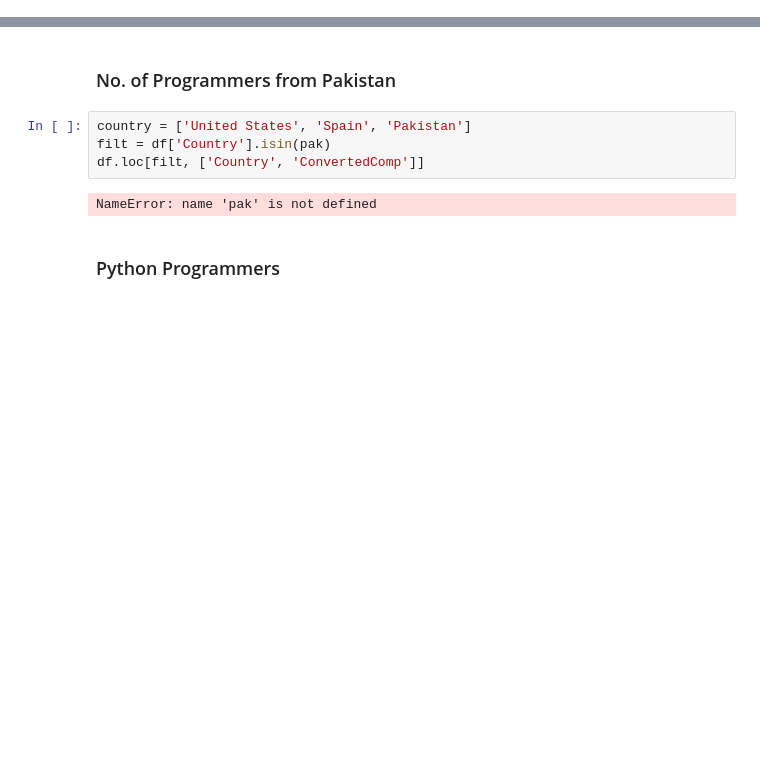
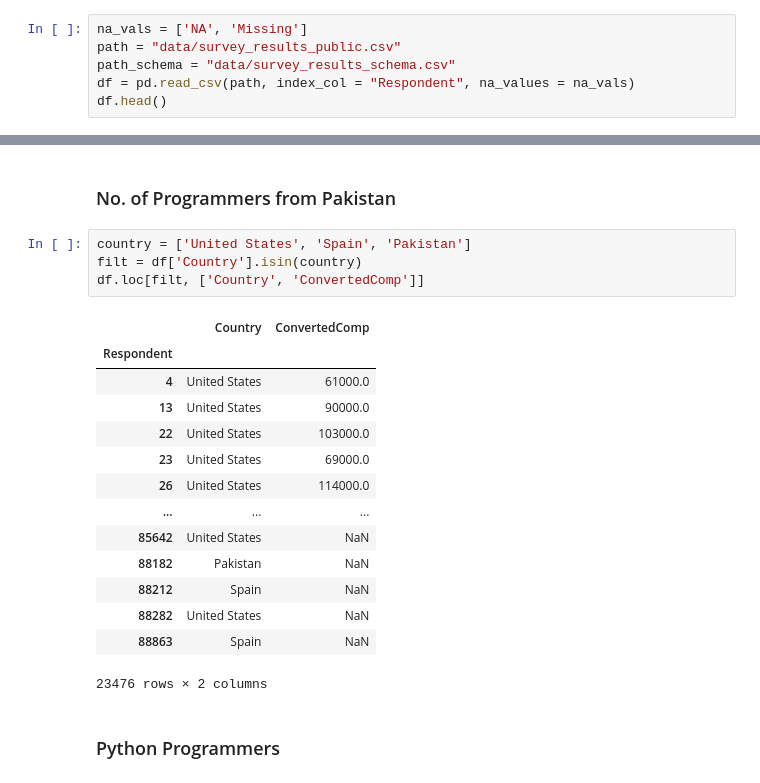
Before and after one commit to shoaibiqbalk/ml-practice, a Jupyter notebook: stack-overflow-developer-survey-project/stack-overflow-developer-survey-2019.ipynb, the cells around one changed output, grey strips where cells are left out. Saved outputs shown, nothing was run; the diff lists cells and outputs as text; blank space fills up the shorter version.

```diff
--- a/stack-overflow-developer-survey-project/stack-overflow-developer-survey-2019.ipynb
+++ b/stack-overflow-developer-survey-project/stack-overflow-developer-survey-2019.ipynb
@@ -18,0 +5,6 @@ df.head()
+# %%
+na_vals = ['NA', 'Missing']
+path = "data/survey_results_public.csv"
+path_schema = "data/survey_results_schema.csv"
+df = pd.read_csv(path, index_col = "Respondent", na_values = na_vals)
+df.head()
@@ -128,10 +132,23 @@ df.loc[high_salary, ['Country', 'LanguageWorkedWith', 'ConvertedComp']]
 ### No. of Programmers from Pakistan
 # %%
 country = ['United States', 'Spain', 'Pakistan']
-filt = df['Country'].isin(pak)
+filt = df['Country'].isin(country)
 df.loc[filt, ['Country', 'ConvertedComp']]
 # %% [output]
+|  | Country | ConvertedComp |
+| Respondent |  |  |
+| 4 | United States | 61000.0 |
+| 13 | United States | 90000.0 |
+| 22 | United States | 103000.0 |
+| 23 | United States | 69000.0 |
+| 26 | United States | 114000.0 |
+| ... | ... | ... |
+| 85642 | United States | NaN |
+| 88182 | Pakistan | NaN |
+| 88212 | Spain | NaN |
+| 88282 | United States | NaN |
+| 88863 | Spain | NaN |
-NameError: name 'pak' is not defined
+23476 rows × 2 columns
 # %% [markdown]
 ### Python Programmers
 # %%
```
Also changed, not shown: parts of 15 cells of this notebook.
